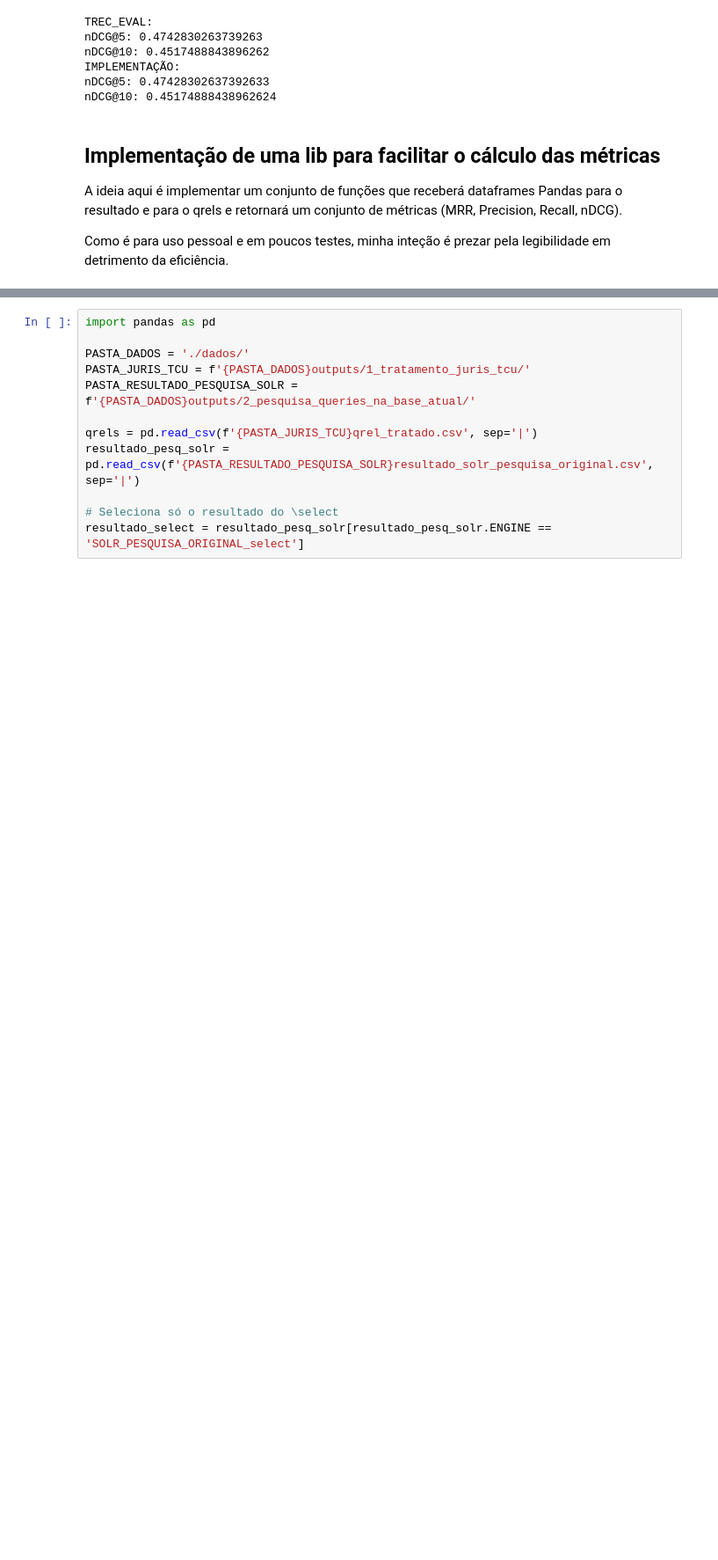
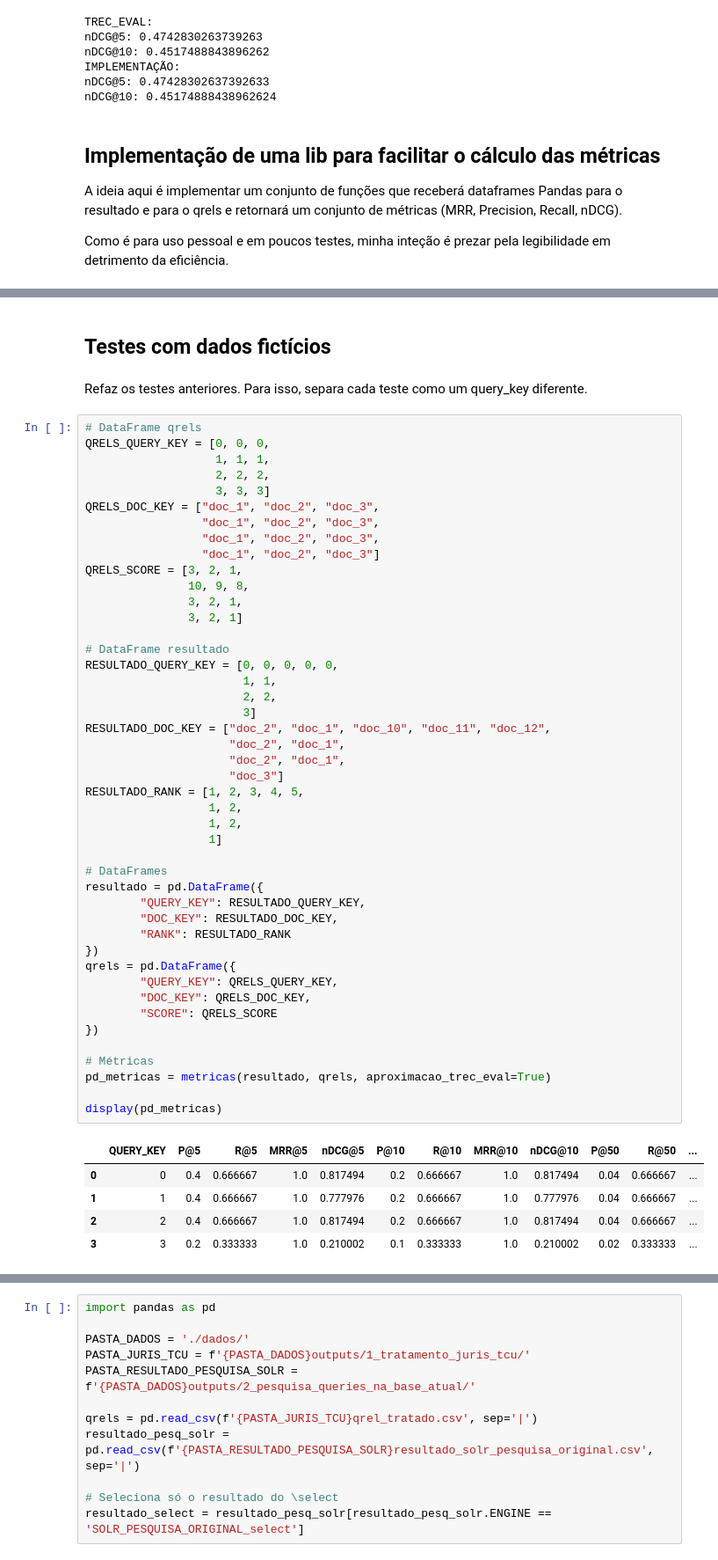
Before and after one commit to carisio/juris_tcu_expansao_doc, a Jupyter notebook: projeto_final/codigo/src/teste_metricas.ipynb, the cells around one changed output, grey strips where cells are left out. Shown at 88% size. Cells and saved outputs as stored; diff of their text form; blank space fills up the shorter version.

Commit message:
Inserido mais testes de métricas

```diff
--- a/projeto_final/codigo/src/teste_metricas.ipynb
+++ b/projeto_final/codigo/src/teste_metricas.ipynb
@@ -538,0 +736,55 @@ Como é para uso pessoal e em poucos testes, minha inteção é prezar pela legi
+# %% [markdown]
+## Testes com dados fictícios
+# %% [markdown]
+Refaz os testes anteriores. Para isso, separa cada teste como um query_key diferente.
+# %%
+# DataFrame qrels
+QRELS_QUERY_KEY = [0, 0, 0,
+                   1, 1, 1,
+                   2, 2, 2,
+                   3, 3, 3]
+QRELS_DOC_KEY = ["doc_1", "doc_2", "doc_3",
+                 "doc_1", "doc_2", "doc_3",
+                 "doc_1", "doc_2", "doc_3",
+                 "doc_1", "doc_2", "doc_3"]
+QRELS_SCORE = [3, 2, 1,
+               10, 9, 8,
+               3, 2, 1,
+               3, 2, 1]
+
+# DataFrame resultado
+RESULTADO_QUERY_KEY = [0, 0, 0, 0, 0,
+                       1, 1,
+                       2, 2,
+                       3]
+RESULTADO_DOC_KEY = ["doc_2", "doc_1", "doc_10", "doc_11", "doc_12",
+                     "doc_2", "doc_1",
+                     "doc_2", "doc_1",
+                     "doc_3"]
+RESULTADO_RANK = [1, 2, 3, 4, 5,
+                  1, 2,
+                  1, 2,
+                  1]
+
+# DataFrames
+resultado = pd.DataFrame({
+        "QUERY_KEY": RESULTADO_QUERY_KEY,
+        "DOC_KEY": RESULTADO_DOC_KEY,
+        "RANK": RESULTADO_RANK
+})
+qrels = pd.DataFrame({
+        "QUERY_KEY": QRELS_QUERY_KEY,
+        "DOC_KEY": QRELS_DOC_KEY,
+        "SCORE": QRELS_SCORE
+})
+
+# Métricas
+pd_metricas = metricas(resultado, qrels, aproximacao_trec_eval=True)
+
+display(pd_metricas)
+# %% [output]
+|  | QUERY_KEY | P@5 | R@5 | MRR@5 | nDCG@5 | P@10 | R@10 | MRR@10 | nDCG@10 | P@50 | R@50 | ... |
+| 0 | 0 | 0.4 | 0.666667 | 1.0 | 0.817494 | 0.2 | 0.666667 | 1.0 | 0.817494 | 0.04 | 0.666667 | ... |
+| 1 | 1 | 0.4 | 0.666667 | 1.0 | 0.777976 | 0.2 | 0.666667 | 1.0 | 0.777976 | 0.04 | 0.666667 | ... |
+| 2 | 2 | 0.4 | 0.666667 | 1.0 | 0.817494 | 0.2 | 0.666667 | 1.0 | 0.817494 | 0.04 | 0.666667 | ... |
+| 3 | 3 | 0.2 | 0.333333 | 1.0 | 0.210002 | 0.1 | 0.333333 | 1.0 | 0.210002 | 0.02 | 0.333333 | ... |
```
Also changed, not shown: parts of 3 cells of this notebook.
